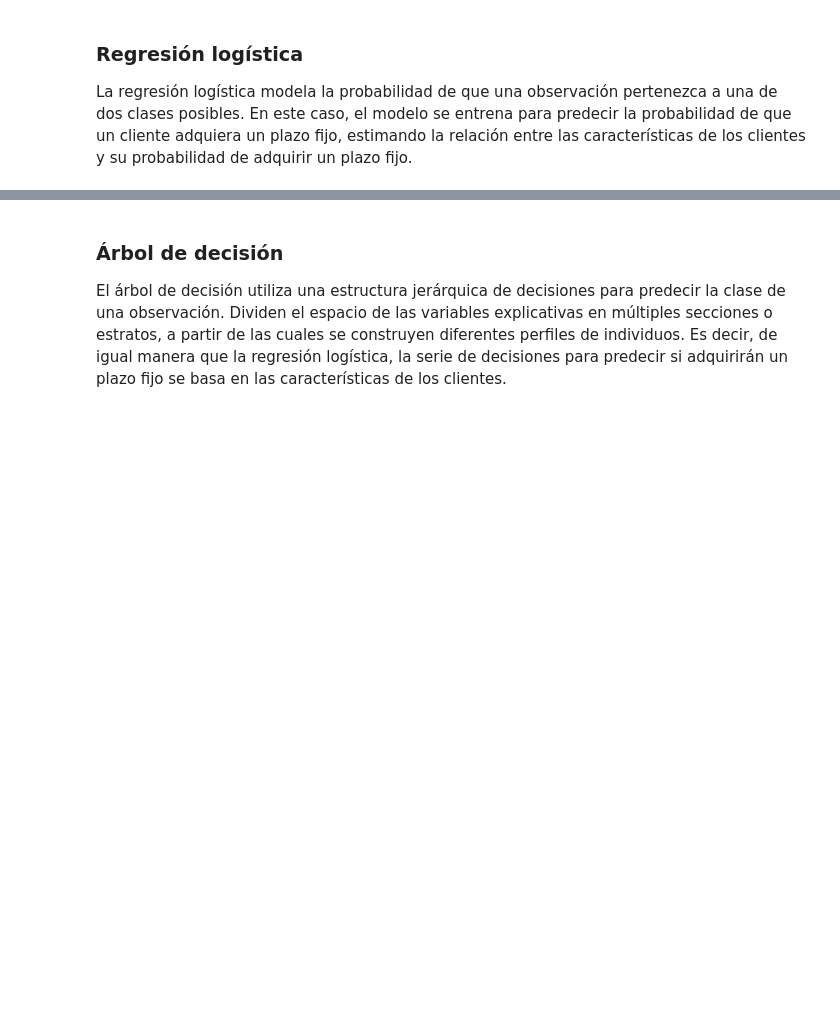
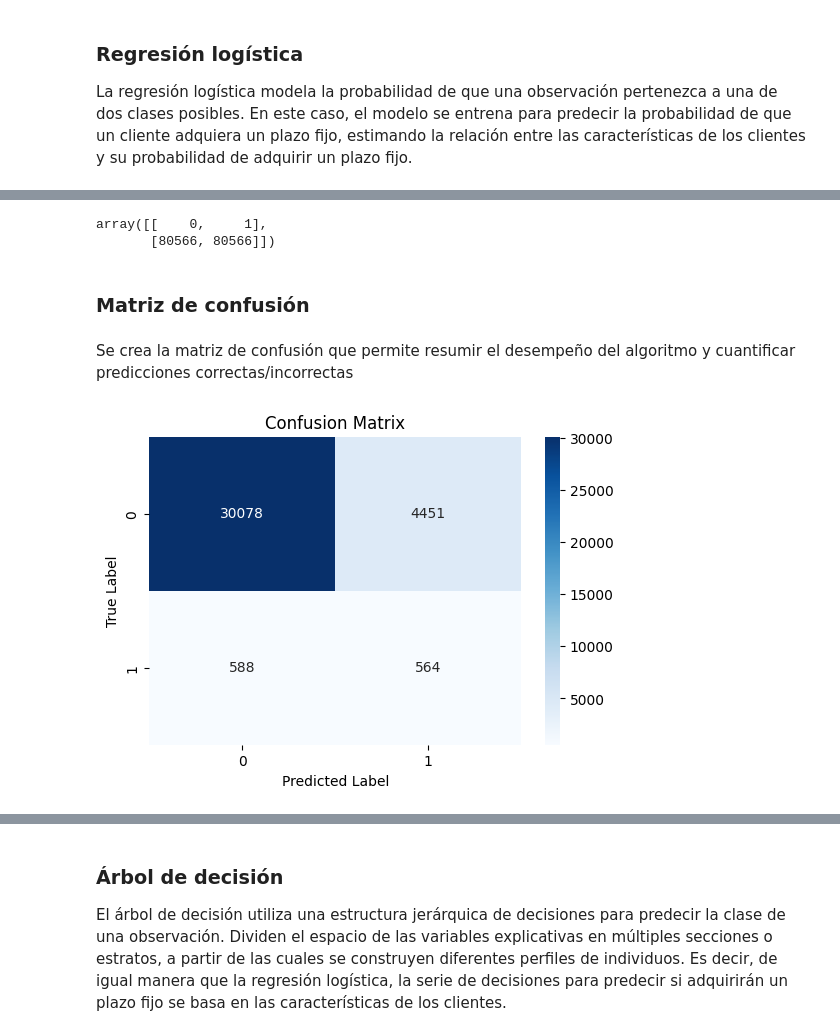
Before and after one commit to sofisuares/Machine-learning, a Jupyter notebook: Proyecto Clientes_enproceso.ipynb, the cells around one changed output, grey strips where cells are left out. Cells and saved outputs as stored; diff of their text form; code cells hidden in the pictures; blank space fills up the shorter version.

```diff
--- a/Proyecto Clientes_enproceso.ipynb
+++ b/Proyecto Clientes_enproceso.ipynb
@@ -856,0 +878,3 @@ NameError: name 'X_new' is not defined
+# %%
+# Dividir los datos en entrenamiento (70%) y prueba (30%)
+X_train, X_test, y_train, y_test = train_test_split(X, y, test_size=0.3, random_state=42, stratify=y)
@@ -859,0 +893,40 @@ La regresión logística modela la probabilidad de que una observación pertenez
+# %%
+from sklearn.linear_model import LogisticRegression
+from sklearn.metrics import classification_report
+from imblearn.over_sampling import SMOTE
+# Modelo regresión logística
+classifier = LogisticRegression()
+# %%
+# Aplicar SMOTE en el conjunto de entrenamiento
+smote = SMOTE(k_neighbors=5 ,random_state=42)
+X_train_smote, y_train_smote = smote.fit_resample(X_train, y_train)
+# %%
+# Comprobemos que las clases estan balanceadas
+values_counts_SMOTE = np.asarray(np.unique(y_train_smote, return_counts=True))
+values_counts_SMOTE
+# %% [output]
+array([[    0,     1],
+       [80566, 80566]])
+# %%
+# Entrenar un clasificador en los datos de entrenamiento con SMOTE (se ajusta el modelo con datos balanceados)
+modelo_datos_SMOTE = classifier.fit(X_train_smote, y_train_smote)
+
+# Realizar predicciones en el conjunto de prueba
+y_pred_SMOTE = modelo_datos_SMOTE.predict(X_test)
+# %% [markdown]
+### Matriz de confusión
+# %% [markdown]
+Se crea la matriz de confusión que permite resumir el desempeño del algoritmo y cuantificar predicciones correctas/incorrectas
+# %%
+# Creando la matriz de confusión
+cm = confusion_matrix(y_test, y_pred_SMOTE)
+
+# usando heatmap
+plt.figure(figsize=(6, 4))
+sns.heatmap(cm, annot=True, fmt="d", cmap="Blues")
+plt.title("Confusion Matrix")
+plt.xlabel("Predicted Label")
+plt.ylabel("True Label")
+plt.show()
+# %% [output]
+[figure, added]
```
Also changed, not shown: parts of 55 cells of this notebook.
